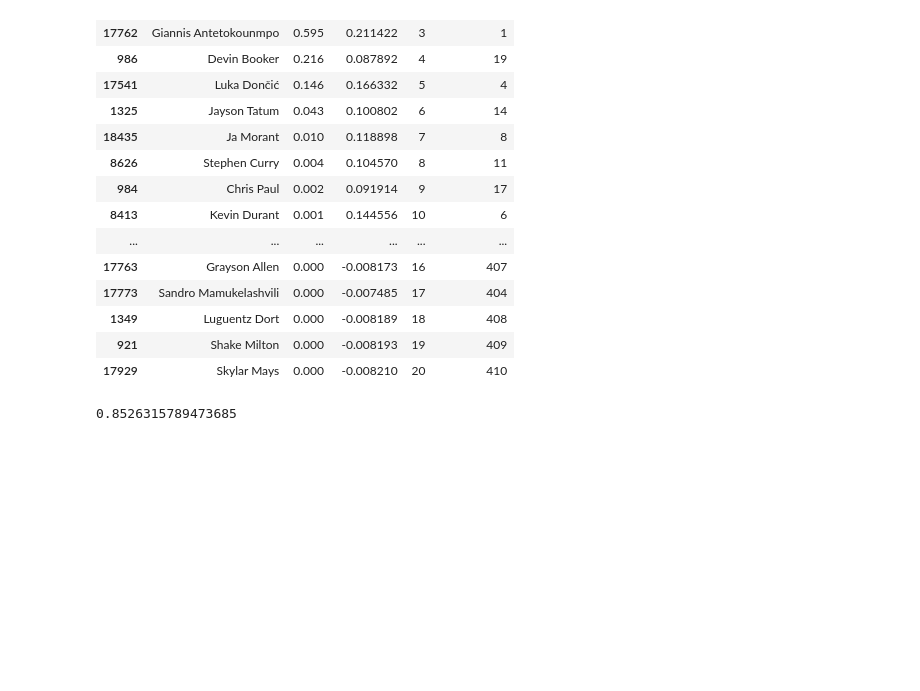
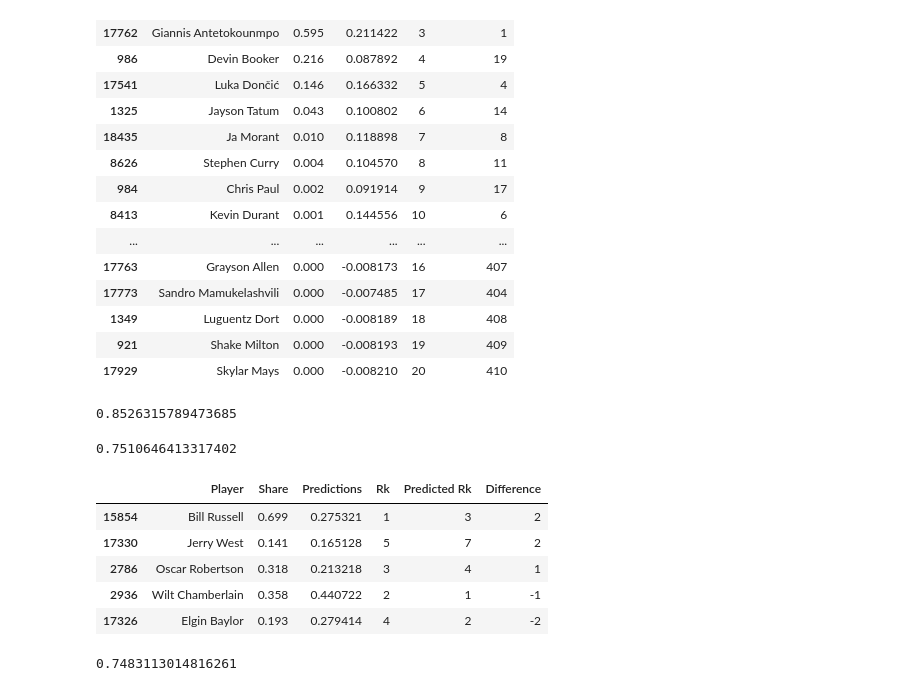
Before and after one commit to param10/NBa_MVP_Prediction, a Jupyter notebook: machineLearning.ipynb, the cells around one changed output. Cells and saved outputs as stored; diff of their text form; code cells hidden in the pictures; blank space fills up the shorter version.

```diff
--- a/machineLearning.ipynb
+++ b/machineLearning.ipynb
@@ -192,0 +212,24 @@ avg_precision(combinations)
+# %%
+total_avg_p = sum(avg_p)/len(avg_p)
+total_avg_p
+# %% [output]
+0.7510646413317402
+# %%
+def add_ranks(combinations):
+    combinations = combinations.sort_values("Share", ascending=False)
+    combinations['Rk'] = list(range(1, combinations.shape[0] + 1))
+    combinations = combinations.sort_values("Predictions", ascending=False)
+    combinations['Predicted Rk'] = list(range(1, combinations.shape[0] + 1))
+    combinations["Difference"] = combinations["Predicted Rk"] - combinations["Rk"]
+    return combinations
+
+
+ranks = add_ranks(all_predictions[1])
+ranks[ranks['Rk'] <= 5].sort_values("Difference", ascending=False)
+# %% [output]
+|  | Player | Share | Predictions | Rk | Predicted Rk | Difference |
+| 15854 | Bill Russell | 0.699 | 0.275321 | 1 | 3 | 2 |
+| 17330 | Jerry West | 0.141 | 0.165128 | 5 | 7 | 2 |
+| 2786 | Oscar Robertson | 0.318 | 0.213218 | 3 | 4 | 1 |
+| 2936 | Wilt Chamberlain | 0.358 | 0.440722 | 2 | 1 | -1 |
+| 17326 | Elgin Baylor | 0.193 | 0.279414 | 4 | 2 | -2 |
@@ -192,0 +255,4 @@ avg_precision(combinations)
+# %%
+mean_avg_p
+# %% [output]
+0.7483113014816261
```
Also changed, not shown: parts of 11 cells of this notebook.
